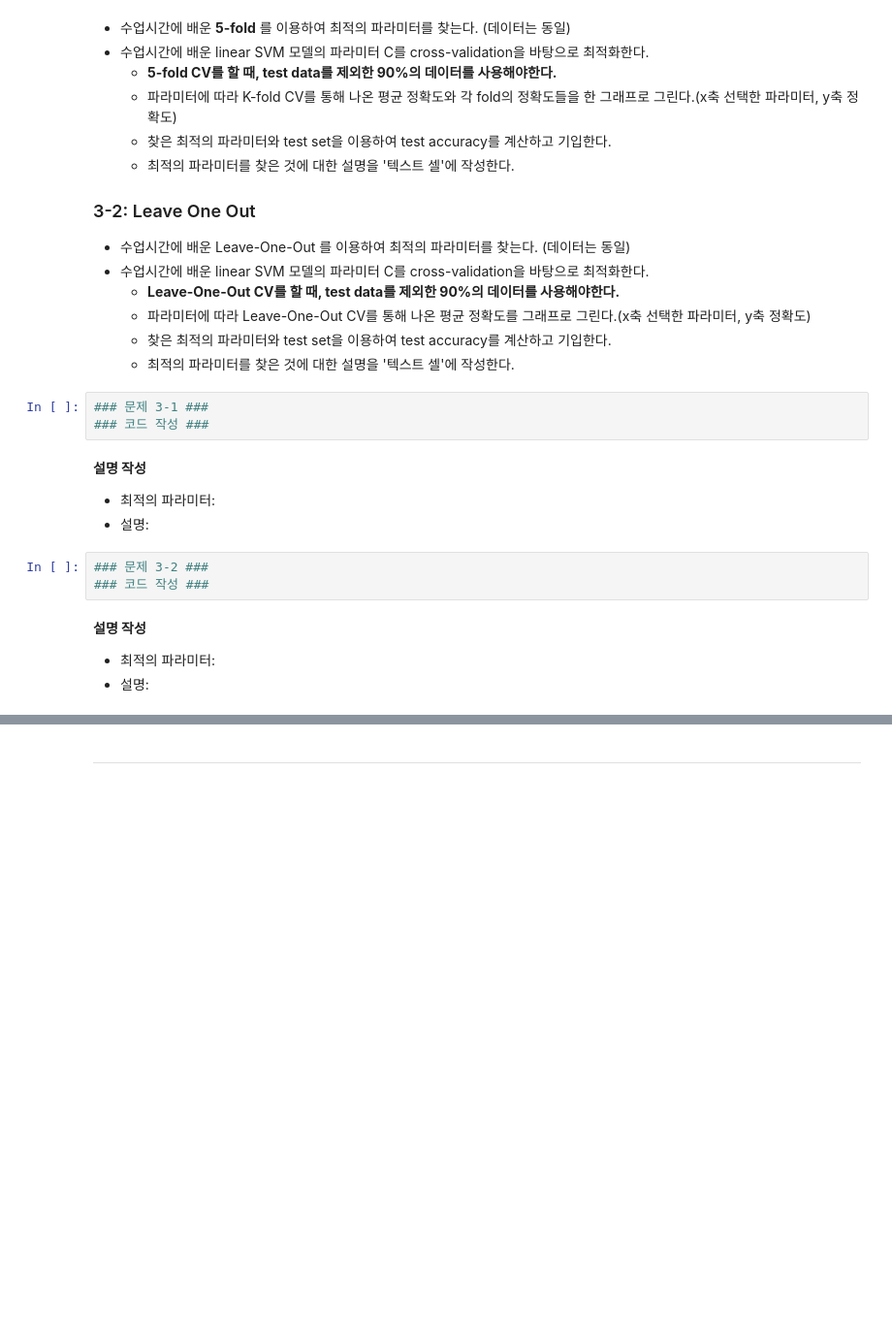
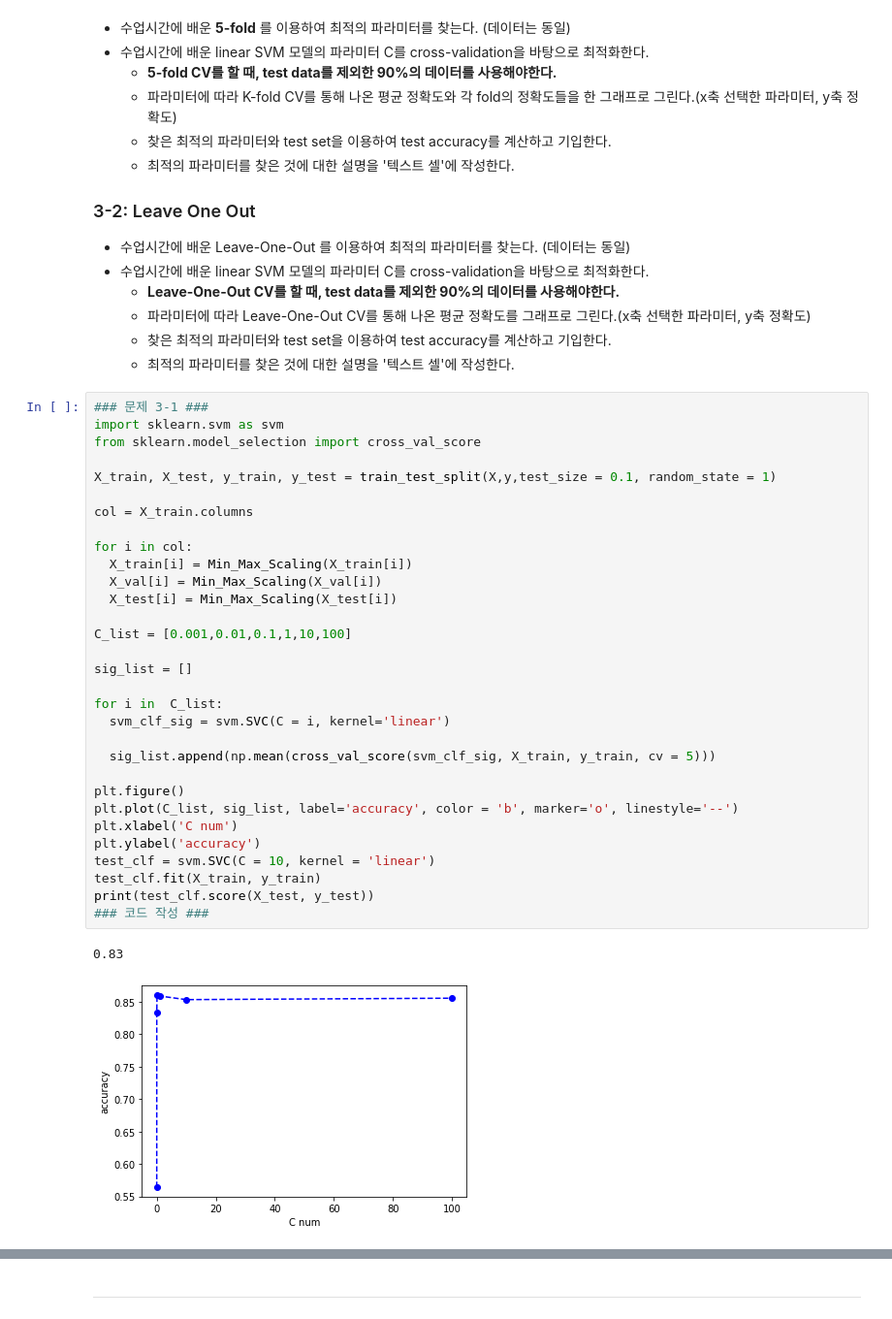
Before and after one commit to Taehun88/2022F-Ajou-ML, a Jupyter notebook: HW3.ipynb, the cells around one changed output, grey strips where cells are left out. Shown at 97% size. Saved outputs shown, nothing was run; the diff lists cells and outputs as text; blank space fills up the shorter version.

```diff
--- a/HW3.ipynb
+++ b/HW3.ipynb
@@ -105,17 +217,37 @@ from sklearn.ensemble import RandomForestClassifier
   - 파라미터에 따라 Leave-One-Out CV를 통해 나온 평균 정확도를 그래프로 그린다.(x축 선택한 파라미터, y축 정확도)
   - 찾은 최적의 파라미터와 test set을 이용하여 test accuracy를 계산하고 기입한다.
   - 최적의 파라미터를 찾은 것에 대한 설명을 '텍스트 셀'에 작성한다.
-# %%
-### 문제 3-1 ###
-### 코드 작성 ###
-# %% [markdown]
-**설명 작성**
-- 최적의 파라미터:
-- 설명:
-# %%
-### 문제 3-2 ###
-### 코드 작성 ###
-# %% [markdown]
-**설명 작성**
-- 최적의 파라미터:
-- 설명:
+# %%
+### 문제 3-1 ###
+import sklearn.svm as svm
+from sklearn.model_selection import cross_val_score
+
+X_train, X_test, y_train, y_test = train_test_split(X,y,test_size = 0.1, random_state = 1)
+
+col = X_train.columns
+
+for i in col:
+  X_train[i] = Min_Max_Scaling(X_train[i])
+  X_val[i] = Min_Max_Scaling(X_val[i])
+  X_test[i] = Min_Max_Scaling(X_test[i])
+
+C_list = [0.001,0.01,0.1,1,10,100]
+
+sig_list = []
+
+for i in  C_list:
+  svm_clf_sig = svm.SVC(C = i, kernel='linear')
+
+  sig_list.append(np.mean(cross_val_score(svm_clf_sig, X_train, y_train, cv = 5)))
+
+plt.figure()
+plt.plot(C_list, sig_list, label='accuracy', color = 'b', marker='o', linestyle='--')
+plt.xlabel('C num')
+plt.ylabel('accuracy')
+test_clf = svm.SVC(C = 10, kernel = 'linear')
+test_clf.fit(X_train, y_train)
+print(test_clf.score(X_test, y_test))
+### 코드 작성 ###
+# %% [output]
+0.83
+[figure, added]
```
Also changed, not shown: parts of 18 cells of this notebook.
